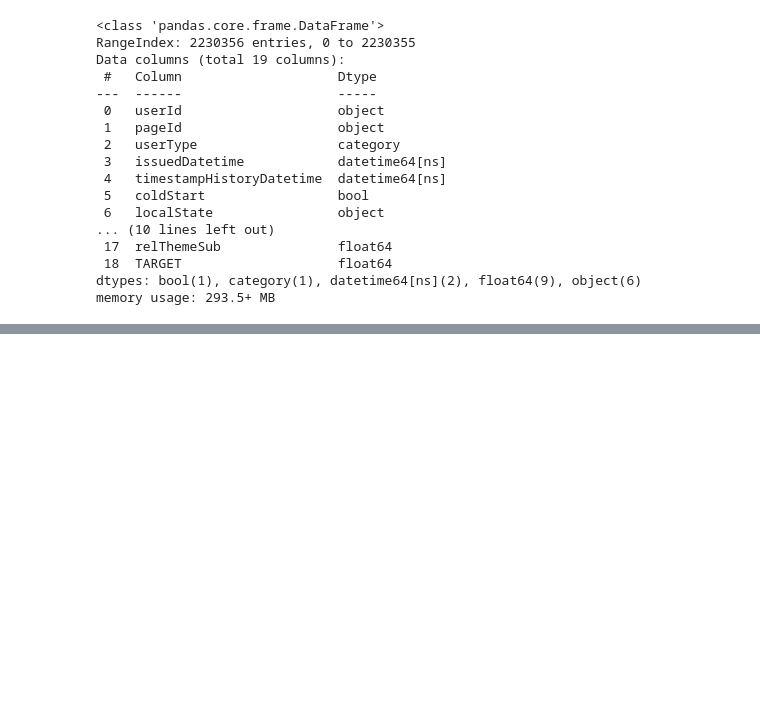
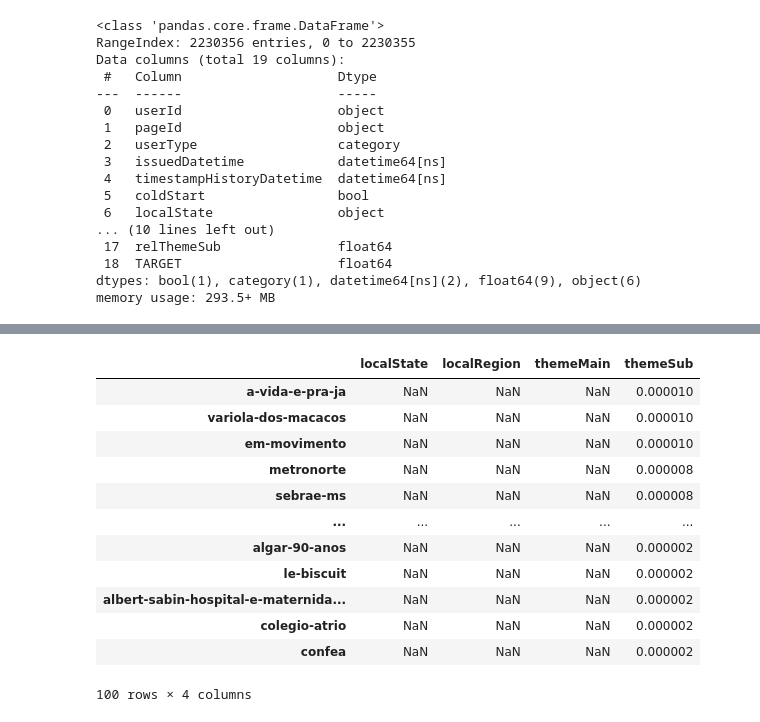
Before and after one commit to gmferratti/ML_Engineer_Datathon, a Jupyter notebook: notebooks/gmferratti/target/target.ipynb, the cells around one changed output, grey strips where cells are left out. Drawn from its saved outputs; the diff is of its cells as text; code cells hidden in the pictures; blank space fills up the shorter version.

Commit message:
finishing up traing

```diff
--- a/notebooks/gmferratti/target/target.ipynb
+++ b/notebooks/gmferratti/target/target.ipynb
@@ -213,0 +225,17 @@ target_df.describe()
+# %%
+encoder_mapping = pd.read_parquet("data/processed_data/train/encoder_mapping.parquet")
+encoder_mapping.tail(100)
+# %% [output]
+|  | localState | localRegion | themeMain | themeSub |
+| a-vida-e-pra-ja | NaN | NaN | NaN | 0.000010 |
+| variola-dos-macacos | NaN | NaN | NaN | 0.000010 |
+| em-movimento | NaN | NaN | NaN | 0.000010 |
+| metronorte | NaN | NaN | NaN | 0.000008 |
+| sebrae-ms | NaN | NaN | NaN | 0.000008 |
+| ... | ... | ... | ... | ... |
+| algar-90-anos | NaN | NaN | NaN | 0.000002 |
+| le-biscuit | NaN | NaN | NaN | 0.000002 |
+| albert-sabin-hospital-e-maternida... | NaN | NaN | NaN | 0.000002 |
+| colegio-atrio | NaN | NaN | NaN | 0.000002 |
+| confea | NaN | NaN | NaN | 0.000002 |
+100 rows × 4 columns
```
Also changed, not shown: parts of 1 cell of this notebook, 6 other files.
